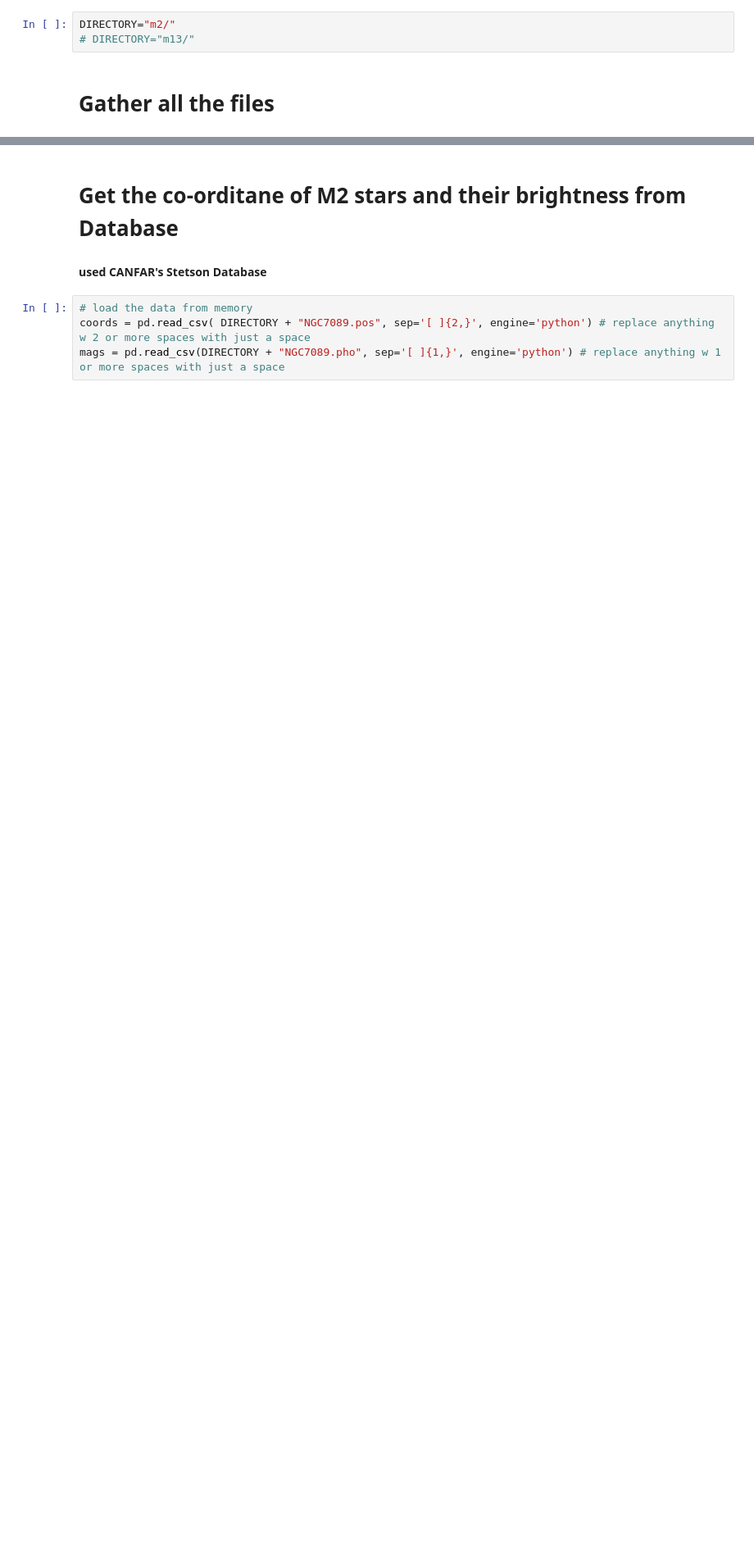
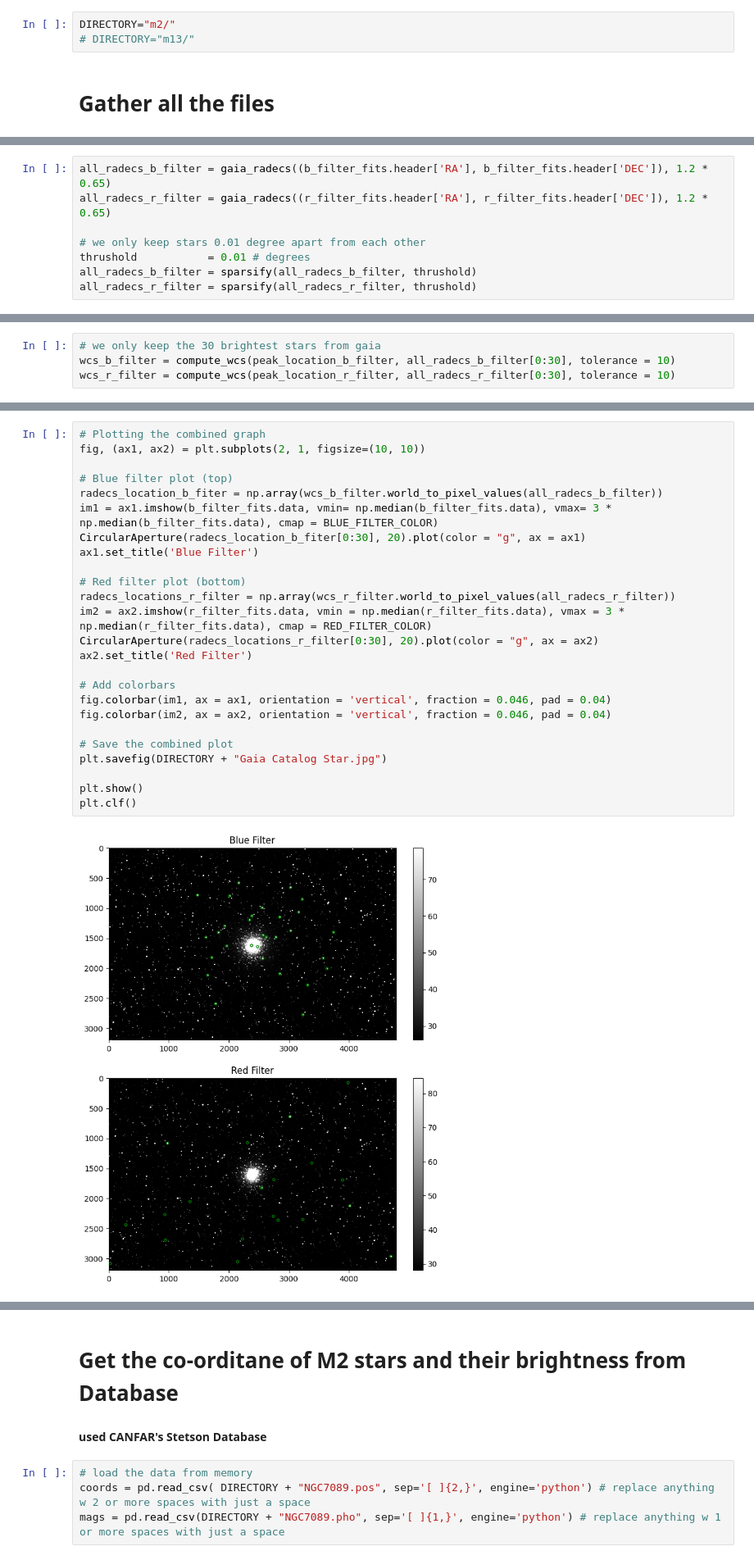
Before and after one commit to TheRealCass/Observing-M13, a Jupyter notebook: pipeline stage 2.ipynb, the cells around one changed output, grey strips where cells are left out. Shown: that part at 82% size. Saved outputs shown, nothing was run; the diff lists cells and outputs as text; blank space fills up the shorter version.

```diff
--- a/pipeline stage 2.ipynb
+++ b/pipeline stage 2.ipynb
@@ -62,0 +82,8 @@ Detected 15 Red Filter images from Nov 5th 2024
+# %%
+all_radecs_b_filter = gaia_radecs((b_filter_fits.header['RA'], b_filter_fits.header['DEC']), 1.2 * 0.65)
+all_radecs_r_filter = gaia_radecs((r_filter_fits.header['RA'], r_filter_fits.header['DEC']), 1.2 * 0.65)
+
+# we only keep stars 0.01 degree apart from each other
+thrushold           = 0.01 # degrees
+all_radecs_b_filter = sparsify(all_radecs_b_filter, thrushold)
+all_radecs_r_filter = sparsify(all_radecs_r_filter, thrushold)
@@ -62,0 +92,4 @@ Detected 15 Red Filter images from Nov 5th 2024
+# %%
+# we only keep the 30 brightest stars from gaia
+wcs_b_filter = compute_wcs(peak_location_b_filter, all_radecs_b_filter[0:30], tolerance = 10)
+wcs_r_filter = compute_wcs(peak_location_r_filter, all_radecs_r_filter[0:30], tolerance = 10)
@@ -62,0 +98,27 @@ Detected 15 Red Filter images from Nov 5th 2024
+# %%
+# Plotting the combined graph
+fig, (ax1, ax2) = plt.subplots(2, 1, figsize=(10, 10))
+
+# Blue filter plot (top)
+radecs_location_b_fiter = np.array(wcs_b_filter.world_to_pixel_values(all_radecs_b_filter))
+im1 = ax1.imshow(b_filter_fits.data, vmin= np.median(b_filter_fits.data), vmax= 3 * np.median(b_filter_fits.data), cmap = BLUE_FILTER_COLOR)
+CircularAperture(radecs_location_b_fiter[0:30], 20).plot(color = "g", ax = ax1)
+ax1.set_title('Blue Filter')
+
+# Red filter plot (bottom)
+radecs_locations_r_filter = np.array(wcs_r_filter.world_to_pixel_values(all_radecs_r_filter))
+im2 = ax2.imshow(r_filter_fits.data, vmin = np.median(r_filter_fits.data), vmax = 3 * np.median(r_filter_fits.data), cmap = RED_FILTER_COLOR)
+CircularAperture(radecs_locations_r_filter[0:30], 20).plot(color = "g", ax = ax2)
+ax2.set_title('Red Filter')
+
+# Add colorbars
+fig.colorbar(im1, ax = ax1, orientation = 'vertical', fraction = 0.046, pad = 0.04)
+fig.colorbar(im2, ax = ax2, orientation = 'vertical', fraction = 0.046, pad = 0.04)
+
+# Save the combined plot
+plt.savefig(DIRECTORY + "Gaia Catalog Star.jpg")
+
+plt.show()
+plt.clf()
+# %% [output]
+[figure, added]
```
Also changed, not shown: parts of 18 cells of this notebook.
